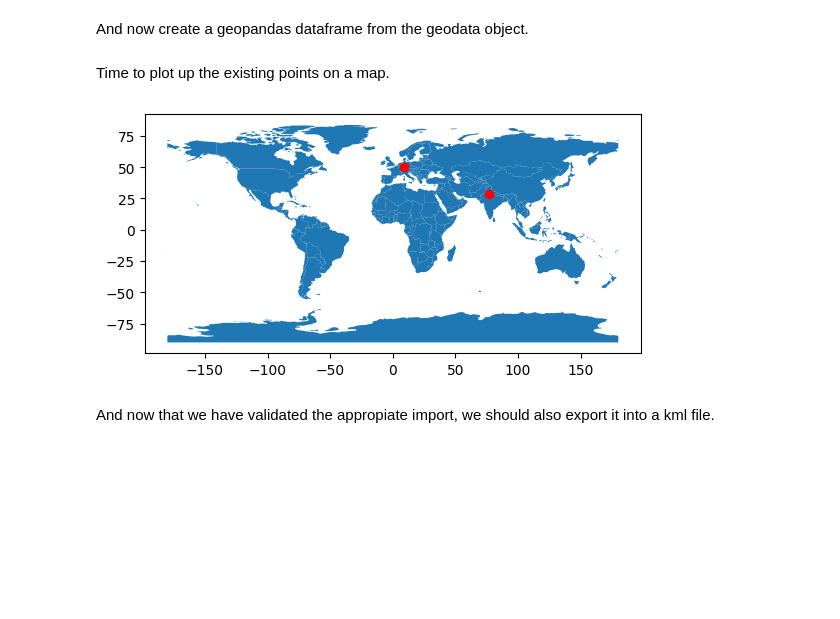
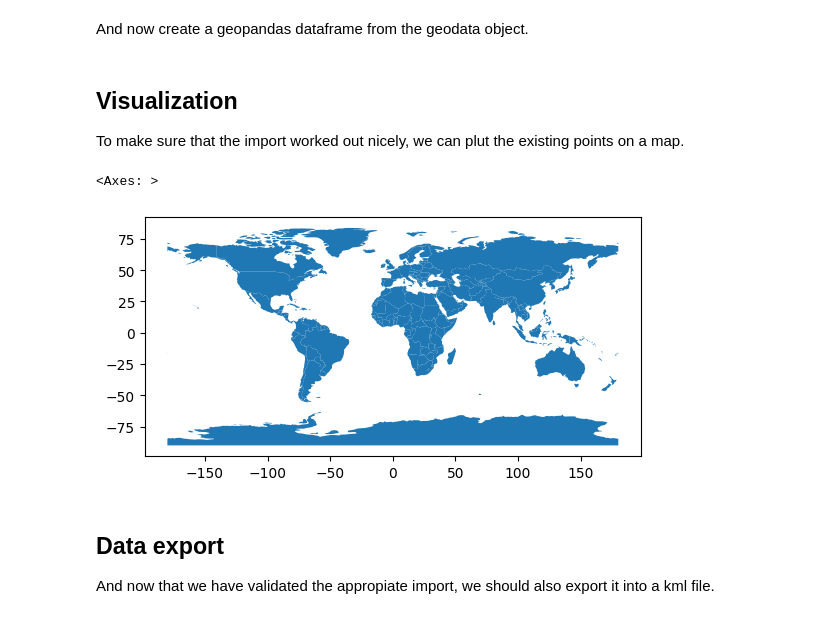
Before and after one commit to openkfw/open-geodata-model, a Jupyter notebook: docs/tutorials/xls_to_kml.ipynb, the cells around one changed output. Drawn from its saved outputs; the diff is of its cells as text; code cells hidden in the pictures; blank space fills up the shorter version.

```diff
--- a/docs/tutorials/xls_to_kml.ipynb
+++ b/docs/tutorials/xls_to_kml.ipynb
@@ -47,26 +66,28 @@ df["geometry"] = df.apply(lambda row: Point(row["Longitude"], row["Latitude"]),
 And now create a geopandas dataframe from the geodata object.
 # %%
 gdf = gpd.GeoDataFrame(df, geometry="geometry")
-# %% [markdown]
-Time to plot up the existing points on a map.
+# %% [markdown]
+## Visualization
+
+To make sure that the import worked out nicely, we can plut the existing points on a map.
 # %%
 # Lade eine Weltkarte
 world = gpd.read_file(gpd.datasets.get_path("naturalearth_lowres"))
 
 # Erstelle eine neue Figur und Achse
 fig, ax = plt.subplots()
 
 # Zeichne die Weltkarte
 world.plot(ax=ax)
 
 # Zeichne die Punkte aus dem GeoDataFrame
-gdf.plot(ax=ax, color="red")
-
-# Zeige die Figur
-plt.show()
+gdf.plot(ax=ax, color="C0")
 # %% [output]
+<Axes: >
-[figure, old version]
+[figure, new version]
 # %% [markdown]
+## Data export
+
 And now that we have validated the appropiate import, we should also export it into a kml file.
 # %%
 gdf.to_file("data/test-data.kml", driver="KML")
```
Also changed, not shown: parts of 6 cells of this notebook, 3 other files.
